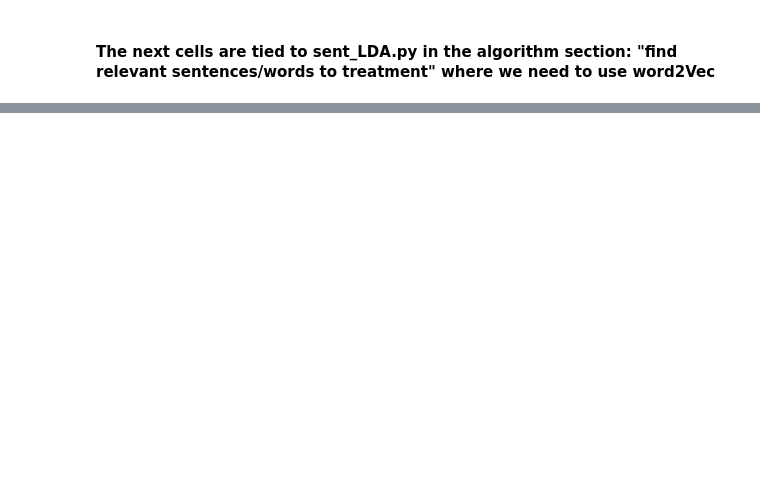
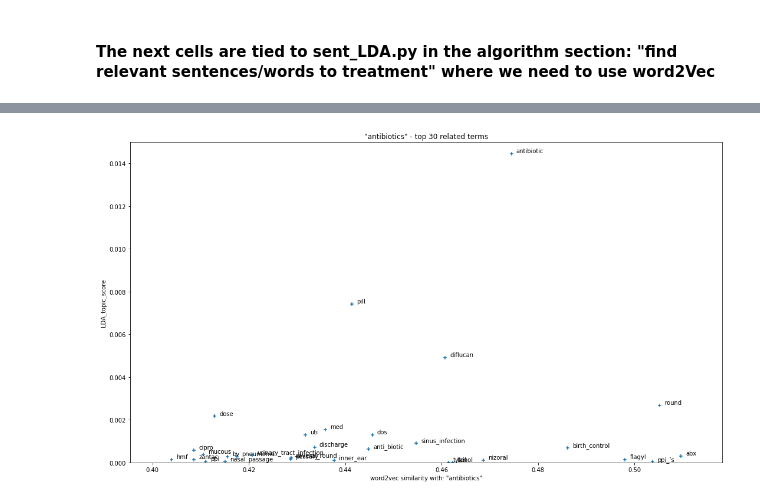
Before and after one commit to Erolino/Support_group_MD, a Jupyter notebook: draft/Candida_NLP_word2vec.ipynb, the cells around one changed output, grey strips where cells are left out. Cells and saved outputs as stored; diff of their text form; code cells hidden in the pictures; blank space fills up the shorter version.

```diff
--- a/draft/Candida_NLP_word2vec.ipynb
+++ b/draft/Candida_NLP_word2vec.ipynb
@@ -49,7 +49,7 @@ coconut_nectar would be a definite no because of the high natural sugar_content
 
 # this is a bit time consuming - make the if statement True
 # if you want to train the word2vec model yourself.
-if 1 == 1:
+if 1 == 0:
 
     # initiate the model and perform the first epoch of training
     candi2vec = Word2Vec(trigram_sentences, size=100, window=5,
@@ -122,5 +129,3 @@ def get_related_terms(token, topn=10):
     dff=pd.DataFrame.from_dict(dic,orient='index')
     dff.columns=[': '.join(['similarity with',str(token)])]
     return(dff)
-# %%
-i=get_related_terms(u'antibiotics',15)
@@ -154,2 +141,0 @@ Populating the interactive namespace from numpy and matplotlib
-# %%
-i['word']=i.index
@@ -550,0 +560,17 @@ successful           0.381
+# %%
+y = antibw2lda['LDA_topic_score']
+z = antibw2lda['word2vec similarity with: "antibiotics"']
+n = antibw2lda['words']
+
+fig, ax = plt.subplots()
+fig.set_size_inches(18, 10)
+ax.scatter(z, y,marker='+',)
+ax.set_xlabel('word2vec similarity with: "antibiotics"')
+ax.set_ylabel('LDA_topic_score')
+ax.set_title('"antibiotics" - top 30 related terms')
+plt.ylim(ymax=0.015)  # adjust the max leaving min unchanged
+plt.ylim(ymin=0.0)
+for i, txt in enumerate(n):
+    ax.annotate(txt, (z[i], y[i]),xytext=(z[i]+0.001, y[i]+0.00005))
+# %% [output]
+[figure, added]
```
Also changed, not shown: parts of 47 cells of this notebook, 12 other files.
